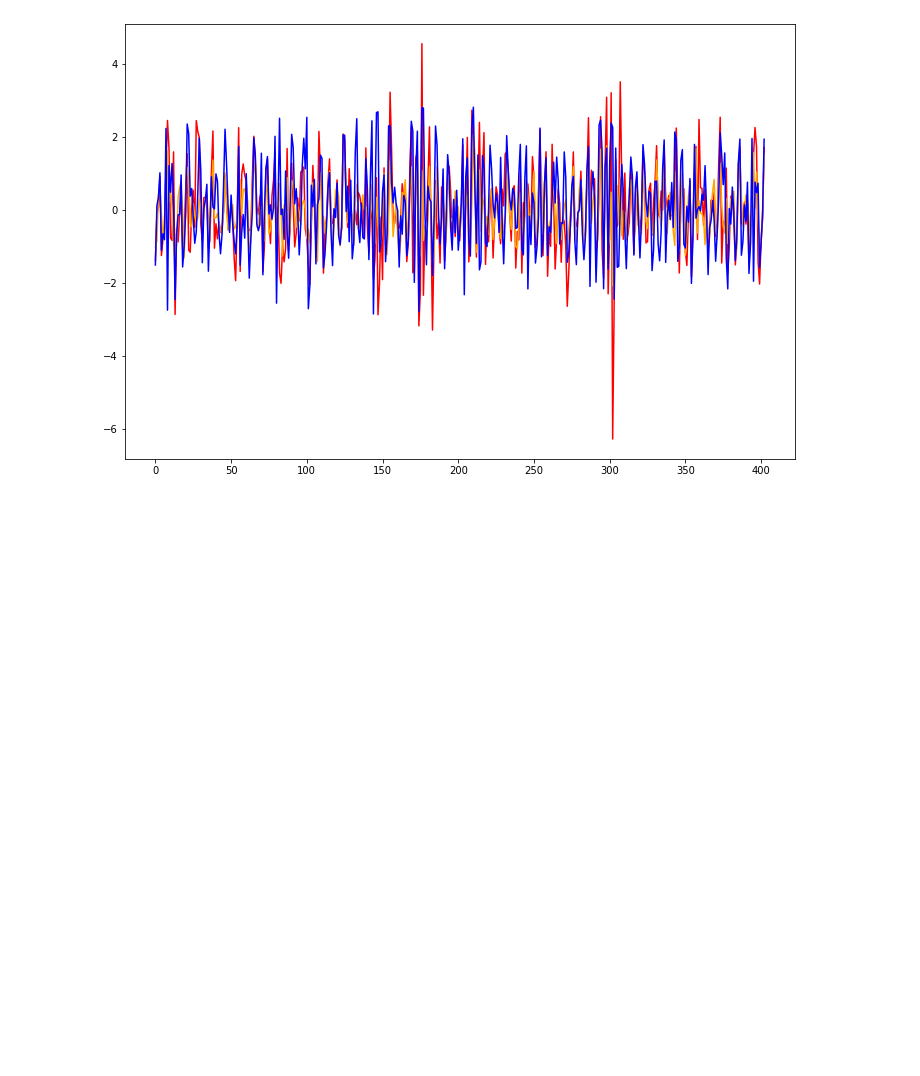
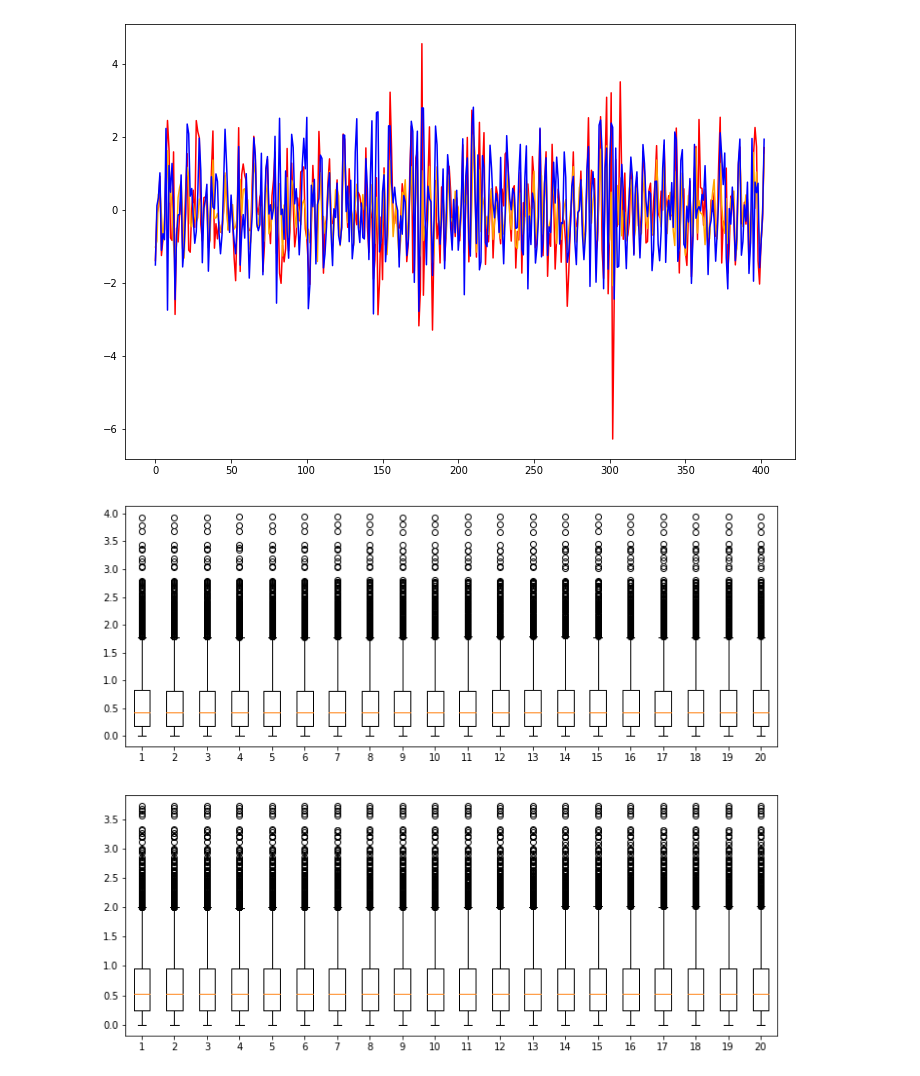
Before and after one commit to kenflat2/Nonlinear-Regression, a Jupyter notebook: Nonstationary SMap.ipynb, the cells around one changed output. Drawn from its saved outputs; the diff is of its cells as text; code cells hidden in the pictures; blank space fills up the shorter version.

```diff
--- a/Nonstationary SMap.ipynb
+++ b/Nonstationary SMap.ipynb
@@ -357,3 +359,29 @@ GMap MSE  627.7245647804672
 SMap MSE  467.1292314301876
 Improvement  0.7441627389451546
 [figure]
+# %%
+theta = 2 ** 2
+delta = 2 ** -5
+
+# n Timesteps
+maxPredictionHorizon = 20
+startIndex = int(X.shape[0] / 20)
+
+timestepPredictionsGMap = np.zeros((X.shape[0]-maxPredictionHorizon-startIndex, maxPredictionHorizon))
+timestepPredictionsSMap = np.zeros((X.shape[0]-maxPredictionHorizon-startIndex, maxPredictionHorizon))
+
+for i in range(startIndex, X.shape[0] - maxPredictionHorizon - 1):
+    for j in range(1,maxPredictionHorizon+1):
+        predictionGMap = GMapSD(X[:i],Y[:i], t[:i], X[i+j], t[i+j], theta, delta)[0]
+        predictionSMap = SMap(X[i+j], X[:i], theta, d)[0]
+
+        timestepPredictionsGMap[i-startIndex,j-1] = abs(predictionGMap - Y[i+j])
+        timestepPredictionsSMap[i-startIndex,j-1] = abs(predictionSMap - Y[i+j])
+# %%
+figTS, axTS = plt.subplots(2, figsize=(12,10))
+axTS[0].boxplot(timestepPredictionsGMap)
+axTS[1].boxplot(timestepPredictionsSMap)
+
+plt.show()
+# %% [output]
+[figure, added]
```
Also changed, not shown: parts of 1 cell of this notebook, 3 other files.
